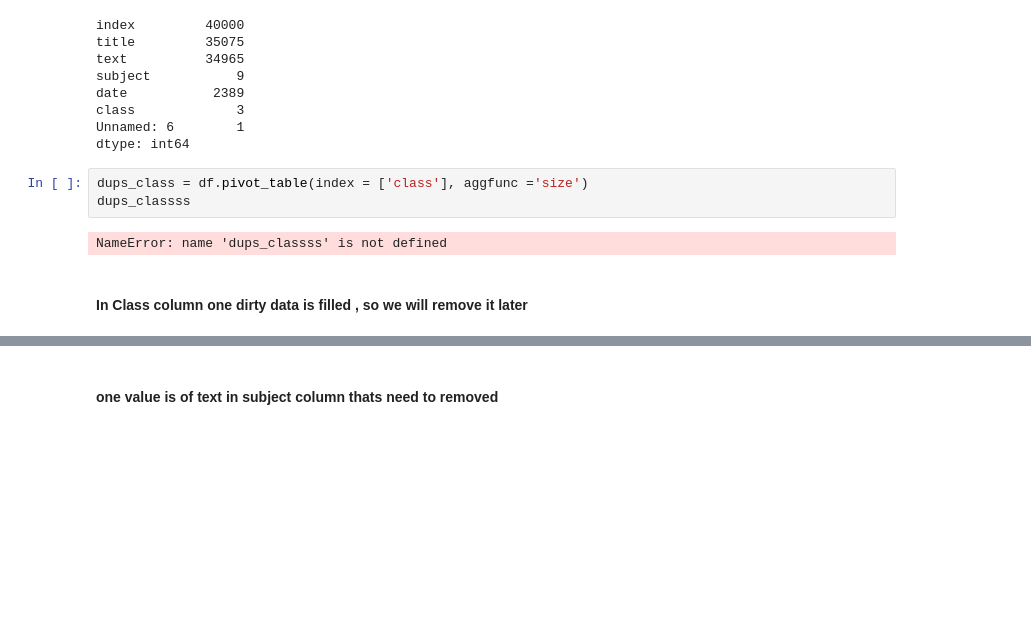
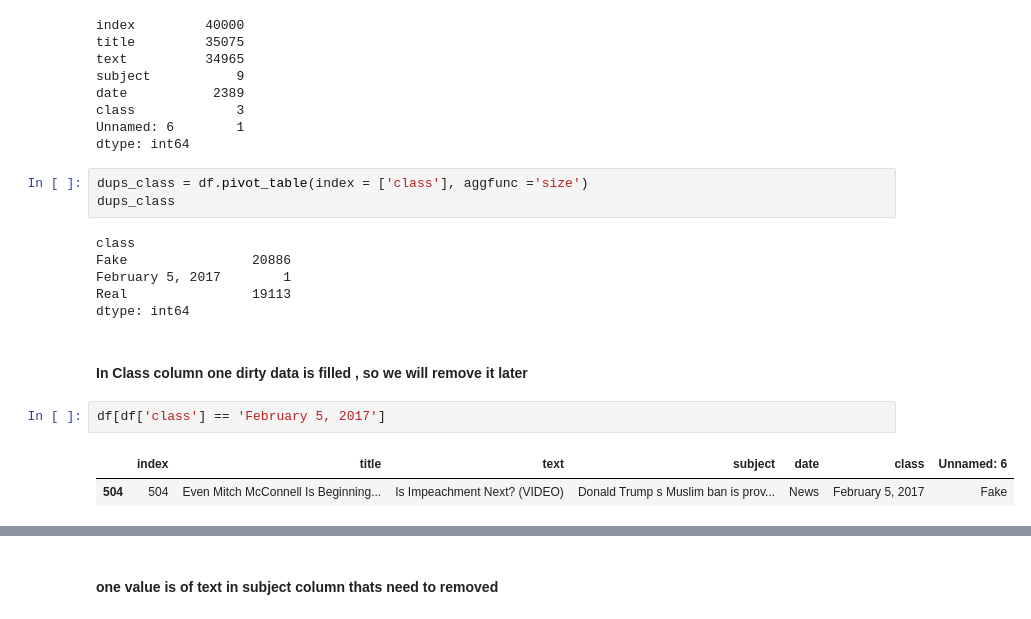
Before and after one commit to sanapple9631/datascienceprojects, a Jupyter notebook: NLP/Fake News/fake_news_detection/notebooks/fakenews2.ipynb, the cells around one changed output, grey strips where cells are left out. Drawn from its saved outputs; the diff is of its cells as text; blank space fills up the shorter version.

```diff
--- a/NLP/Fake News/fake_news_detection/notebooks/fakenews2.ipynb
+++ b/NLP/Fake News/fake_news_detection/notebooks/fakenews2.ipynb
@@ -208,8 +208,17 @@ Unnamed: 6        1
 dtype: int64
 # %%
 dups_class = df.pivot_table(index = ['class'], aggfunc ='size')
-dups_classss
+dups_class
 # %% [output]
-NameError: name 'dups_classss' is not defined
+class
+Fake                20886
+February 5, 2017        1
+Real                19113
+dtype: int64
 # %% [markdown]
 #### In Class column one dirty data is filled , so we will remove it later
+# %%
+df[df['class'] == 'February 5, 2017']
+# %% [output]
+|  | index | title | text | subject | date | class | Unnamed: 6 |
+| 504 | 504 | Even Mitch McConnell Is Beginning... | Is Impeachment Next? (VIDEO) | Donald Trump s Muslim ban is prov... | News | February 5, 2017 | Fake |
```
Also changed, not shown: parts of 7 cells of this notebook, 5 other files.
